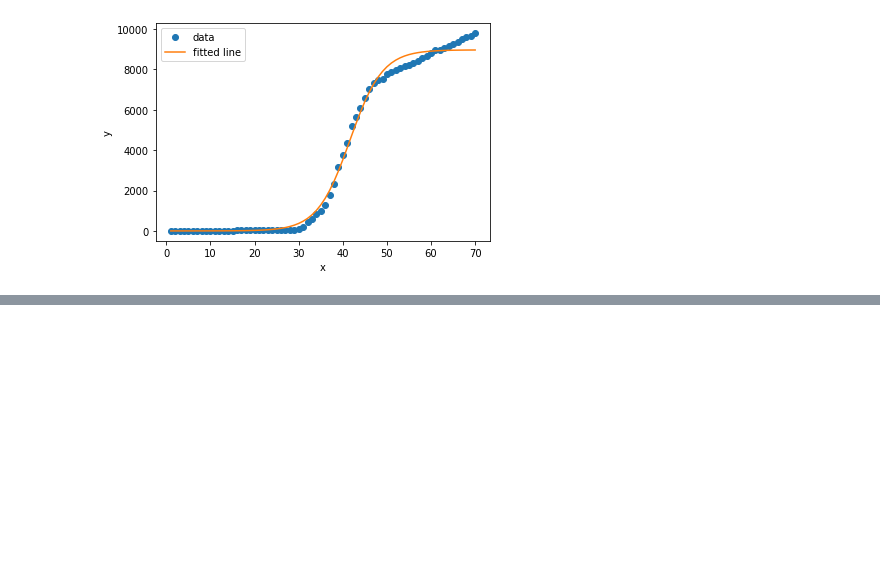
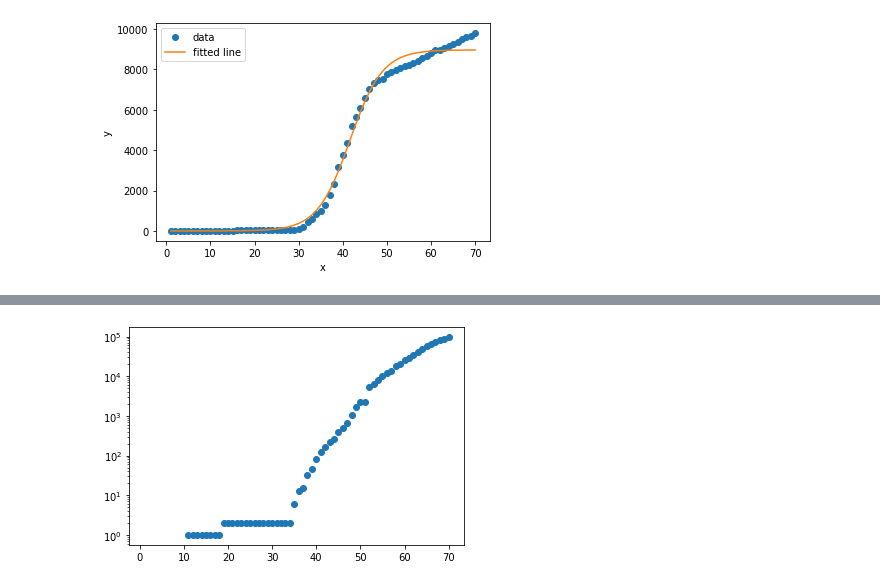
Before and after one commit to bjmin/bmin_comphys, a Jupyter notebook: cp04/comphys04-2.ipynb, the cells around one changed output, grey strips where cells are left out. Saved outputs shown, nothing was run; the diff lists cells and outputs as text; code cells hidden in the pictures; blank space fills up the shorter version.

```diff
--- a/cp04/comphys04-2.ipynb
+++ b/cp04/comphys04-2.ipynb
@@ -158,0 +172,6 @@ plt.legend();
+# %%
+# exp를 확인해보자.
+plt.yscale('log')
+plt.plot(days,nspain,'o');
+# %% [output]
+[figure, added]
```
Also changed, not shown: parts of 11 cells of this notebook.
